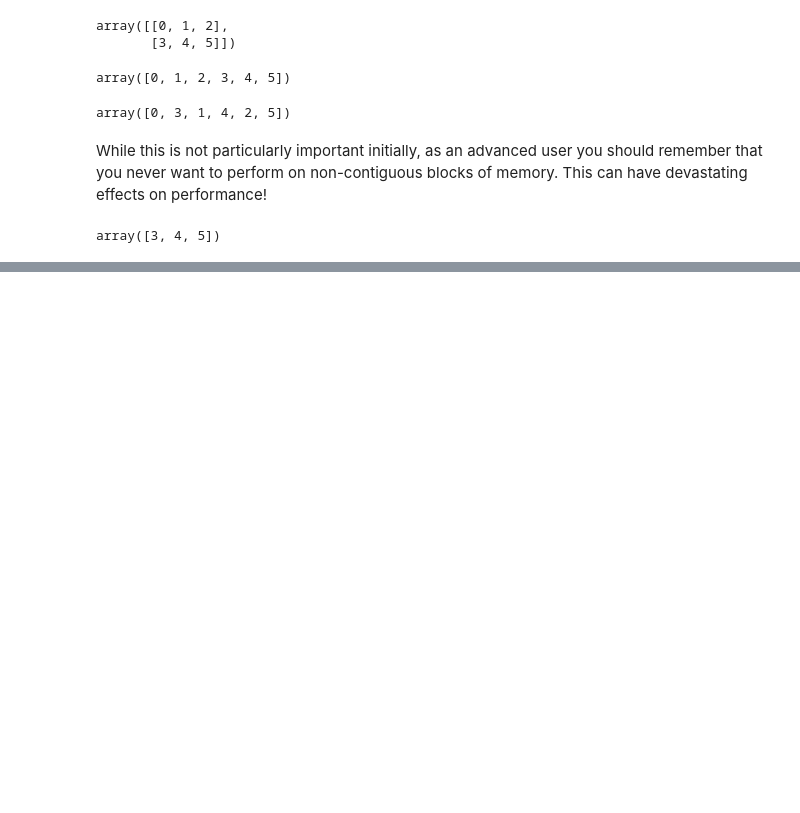
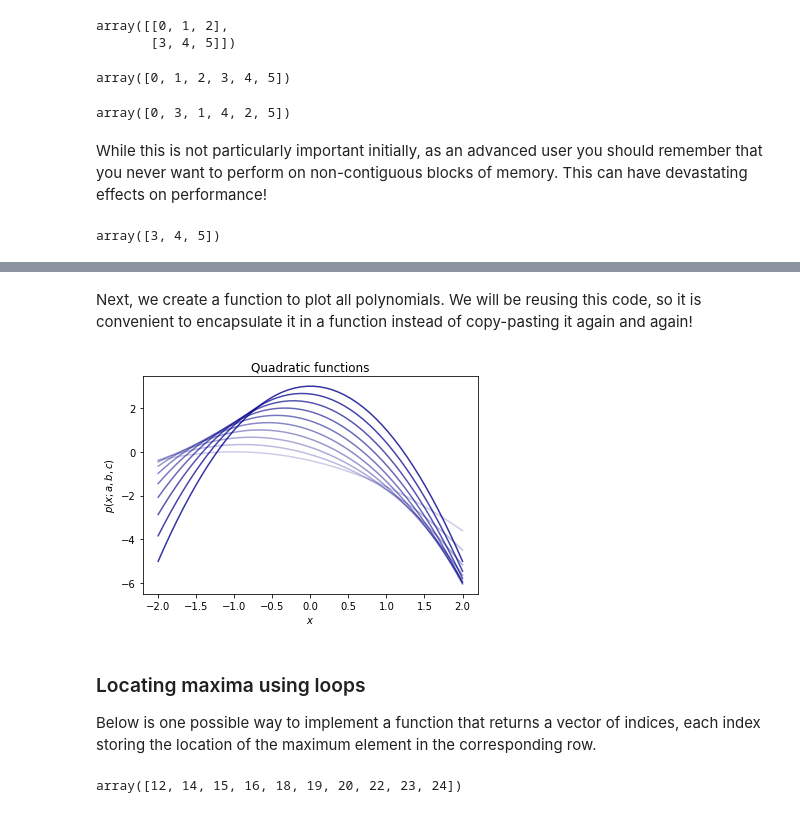
Before and after one commit to richardfoltyn/python-statistics, a Jupyter notebook: lectures/unit6.ipynb, the cells around one changed output, grey strips where cells are left out. Saved outputs shown, nothing was run; the diff lists cells and outputs as text; code cells hidden in the pictures; blank space fills up the shorter version.

Commit message:
Unit 6: Add sections on broadcasting, vectorisation + exercises

```diff
--- a/lectures/unit6.ipynb
+++ b/lectures/unit6.ipynb
@@ -643,0 +811,6 @@ on broadcasting.
+# %%
+%%timeit
+# Compute c = a + b using Python loops
+c = np.empty(N)         # allocate output array
+for i in range(N):
+    c[i] = a[i] + b[i]
@@ -1004,0 +1869,50 @@ TBA
+# %%
+import numpy as np
+import matplotlib.pyplot as plt
+
+m = 10
+n = 50
+
+# Parameters for each polynomial
+a = np.linspace(0.4, 2.0, m)
+b = np.linspace(-1.0, 0.0, m)
+c = np.linspace(0.0, 3.0, m)
+
+# grid of x values on which to evaluate polynomials
+xgrid = np.linspace(-2.0, 2.0, n)
+
+# polynomials on x, for each parameter tuple (a,b,c)
+pvalues = - a[:,None] * (xgrid[None] - b[:,None])**2.0 + c[:,None]
+# %% [markdown]
+Next, we create a function to plot all polynomials. We will be reusing
+this code, so it is convenient to encapsulate it in a function
+instead of copy-pasting it again and again!
+# %%
+# function to plot quadratic polynomials
+def plot_quad(xvalues, pvalues):
+    # Number of different polynomials in pvalues
+    m = pvalues.shape[0]
+
+    # Use different transparency (alpha) level for each polynomial
+    alphas = np.linspace(0.2, 0.8, m)
+
+    # Plot each row against the common x-values
+    for i in range(m):
+        plt.plot(xvalues, pvalues[i], color='darkblue', alpha=alphas[i])
+
+    # Label axes, figure
+    plt.xlabel(r'$x$')
+    plt.ylabel(r'$p(x;a,b,c)$')
+    plt.title('Quadratic functions')
+# %%
+# Call plotting routine, passing x-values and y-values
+# as arguments
+plot_quad(xgrid, pvalues)
+# %% [output]
+[figure, added]
+# %% [markdown]
+### Locating maxima using loops
+
+Below is one possible way to implement a function that returns a vector
+of indices, each index storing the location of the maximum
+element in the corresponding row.
@@ -1004,0 +1943,6 @@ TBA
+# %%
+# use find_max() to locale indices of each row maximum
+ipmax = find_max(pvalues)
+ipmax
+# %% [output]
+array([12, 14, 15, 16, 18, 19, 20, 22, 23, 24])
```
Also changed, not shown: parts of 141 cells of this notebook.
